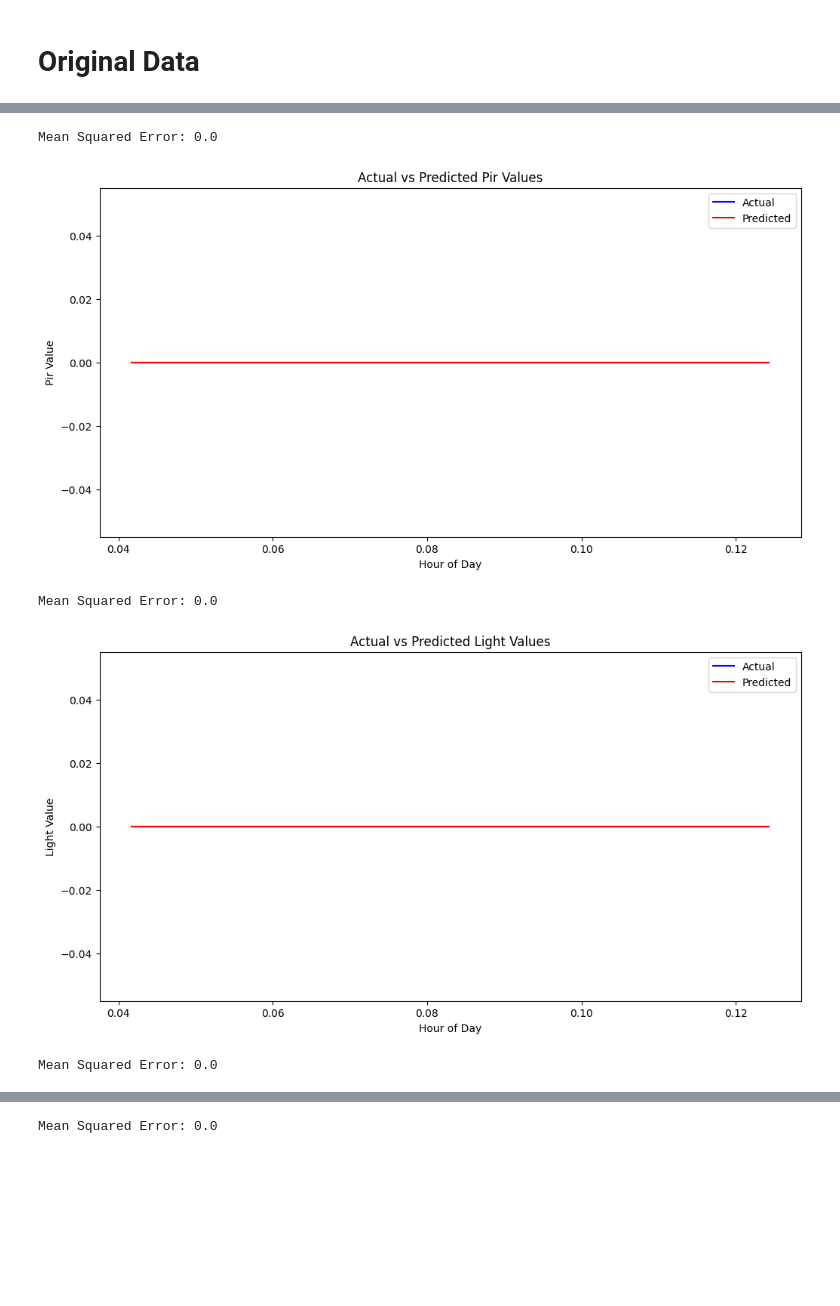
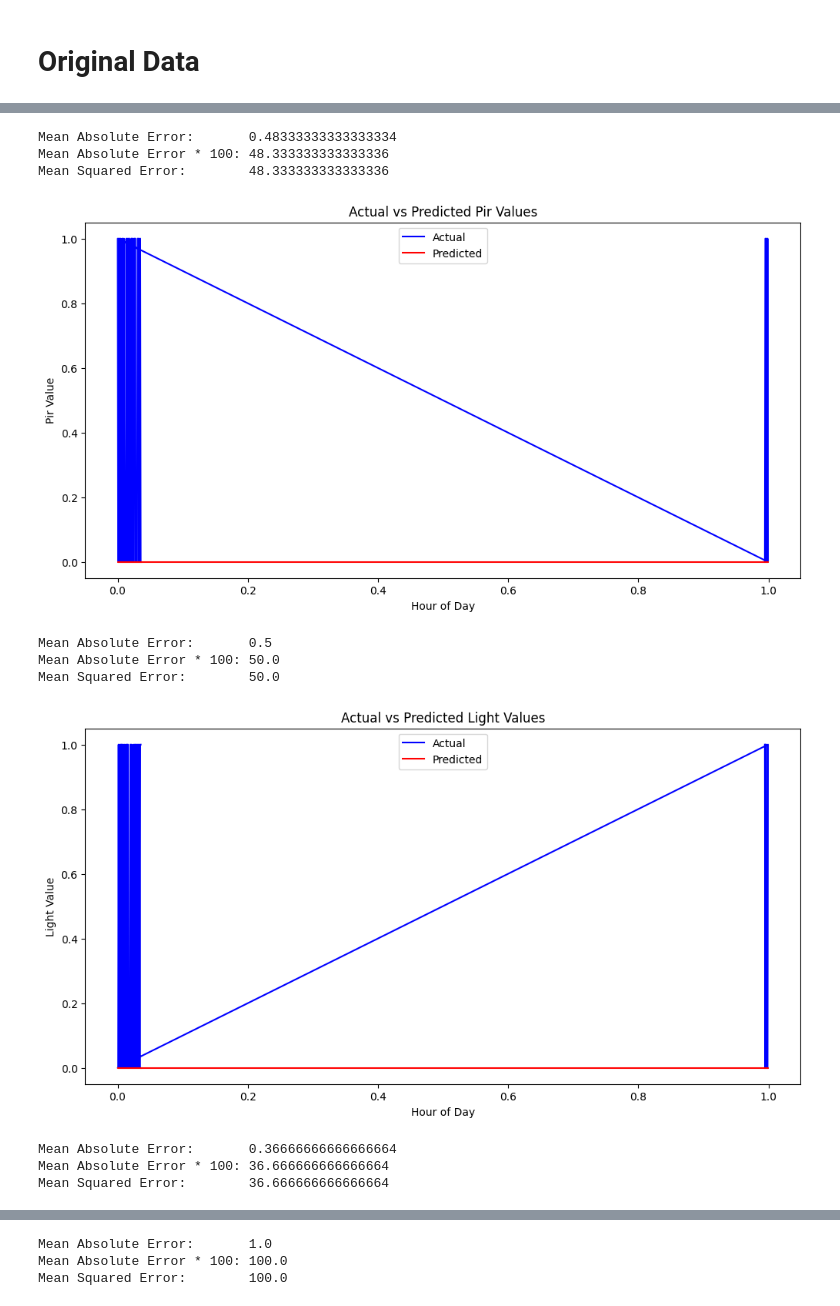
Before and after one commit to avock/CS3237_LifESPectancy32_Local, a Jupyter notebook: ML/notebooks/discrete_model.ipynb, the cells around one changed output, grey strips where cells are left out. Drawn from its saved outputs; the diff is of its cells as text; code cells hidden in the pictures; blank space fills up the shorter version.

```diff
--- a/ML/notebooks/discrete_model.ipynb
+++ b/ML/notebooks/discrete_model.ipynb
@@ -42,4 +45,5 @@ anomaly1 = pd.read_csv("anomaly_1.csv").rename(columns=column_mapping)
 anomaly2 = pd.read_csv("anomaly_2.csv").rename(columns=column_mapping)
 # midnight move
 anomaly3 = pd.read_csv("anomaly_3.csv").rename(columns=column_mapping)
+anomaly_midnight = pd.read_csv("anomaly_midnight.csv").rename(columns=column_mapping)
 # %%
@@ -159,10 +147,11 @@ def data_preprocess(df, target_col):
 # %% [markdown]
 # Original Data
 # %%
+import joblib
 import xgboost as xgb
 from sklearn.preprocessing import MinMaxScaler
 from sklearn.model_selection import train_test_split
-from sklearn.metrics import mean_squared_error, mean_absolute_percentage_error
+from sklearn.metrics import mean_squared_error, mean_absolute_error
 
 curr_df = df_original.copy()
 curr_df = df_time_preprocess(curr_df)
@@ -170,13 +159,23 @@ curr_df = df_time_preprocess(curr_df)
 non_feature_cols = [col for col in curr_df.columns if col not in FEATURE_COLS]
 curr_df = curr_df[FEATURE_COLS + non_feature_cols]
 
+ultrasonic_multiplier = 2.5
+pir_multiplier = 5
+curr_df['pir'] = pir_multiplier * curr_df['pir']
+curr_df['ultrasonic'] = ultrasonic_multiplier * curr_df['ultrasonic']
+
 train_data = curr_df.copy()
+print(train_data.describe())
 
 trained_models = []
+models_folder = 'regression_models'
 
-for feature in FEATURE_COLS:
+for index, feature in enumerate(FEATURE_COLS):
     temp = train_data.loc[:, [feature, 'hour_of_day', 'minute_of_day']]
     model = xgb.XGBRegressor()
     model.fit(temp[['hour_of_day', 'minute_of_day']], temp[feature])
 
+    filename = os.path.join(models_folder, f'{feature}_model.pkl')
+    joblib.dump(model, filename)
+
     trained_models.append(model)
@@ -183,19 +202,19 @@ for feature in FEATURE_COLS:
 # %%
 # 1: no movement, 2: 3h no movement, 3: midnight move
-curr_df = anomaly1.copy()
+curr_df = anomaly_midnight.copy()
 
 # exploration by hour
-start_hour = 1
-end_hour = start_hour + 1
-start_index, end_index = (start_hour*60), int((end_hour+1)*60)
-curr_df = df_time_preprocess(curr_df[start_index:end_index])
+# start_hour = 0
+# end_hour = start_hour + 23
+# start_index, end_index = int(start_hour*60), int((end_hour+1)*60)
+# curr_df = new_time_preprocess(curr_df[start_index:end_index])
 
 # # exploration by day
 # day = 10
 # curr_df = df_time_preprocess(curr_df)[day * 1440:(day+1) * 1440]
 
 # # exploration by whole df
-# curr_df = df_time_preprocess(curr_df)
+curr_df = new_time_preprocess(curr_df)
 
 # rearranging columns
 non_feature_cols = [col for col in curr_df.columns if col not in FEATURE_COLS]
@@ -212,37 +231,46 @@ feature_thresholds = {
 }
 
 test_data = curr_df.copy()
 for idx, trained_model in enumerate(trained_models):
 
     target_feature = FEATURE_COLS[idx]
     feature_test_data = test_data.loc[:, target_feature]
 
     predictions = trained_model.predict(test_data[['hour_of_day', 'minute_of_day']])
     if target_feature not in ['temperature', 'humidity']:
         upper_threshold = feature_thresholds[target_feature]['upper']
         lower_threshold = feature_thresholds[target_feature]['lower']
 
         predictions = np.where(predictions > upper_threshold, 1, predictions)
         predictions = np.where(predictions < lower_threshold, 0, predictions)
 
     predictions = predictions.reshape(-1, 1)
 
+    mae = mean_absolute_error(feature_test_data, predictions)
     mse = mean_squared_error(feature_test_data, predictions)
-    mae = mean_absolute_percentage_error(feature_test_data, predictions)
 
-    print(f'Mean Squared Error: {mse*100}')
+
+    print(f'Mean Absolute Error:       {mae}')
+    print(f'Mean Absolute Error * 100: {mae * 100}')
+    print(f'Mean Squared Error:        {mse * 100}')
 
     plt.figure(figsize=(12, 6))
     plt.plot(test_data['minute_of_day'], feature_test_data, label='Actual', color='blue')
     plt.plot(test_data['minute_of_day'], predictions, label='Predicted', color='red')
     plt.title(f'Actual vs Predicted {target_feature.capitalize()} Values')
     plt.xlabel('Hour of Day')
     plt.ylabel(f'{target_feature.capitalize()} Value')
     plt.legend()
     plt.show()
 # %% [output]
-Mean Squared Error: 0.0
+Mean Absolute Error:       0.48333333333333334
+Mean Absolute Error * 100: 48.333333333333336
+Mean Squared Error:        48.333333333333336
-[figure, old version]
+[figure, new version]
-Mean Squared Error: 0.0
+Mean Absolute Error:       0.5
+Mean Absolute Error * 100: 50.0
+Mean Squared Error:        50.0
-[figure, old version]
+[figure, new version]
-Mean Squared Error: 0.0
+Mean Absolute Error:       0.36666666666666664
+Mean Absolute Error * 100: 36.666666666666664
+Mean Squared Error:        36.666666666666664
@@ -250 +278,3 @@ Mean Squared Error: 0.0
-Mean Squared Error: 0.0
+Mean Absolute Error:       1.0
+Mean Absolute Error * 100: 100.0
+Mean Squared Error:        100.0
```
Also changed, not shown: parts of 7 cells of this notebook, 13 other files.
